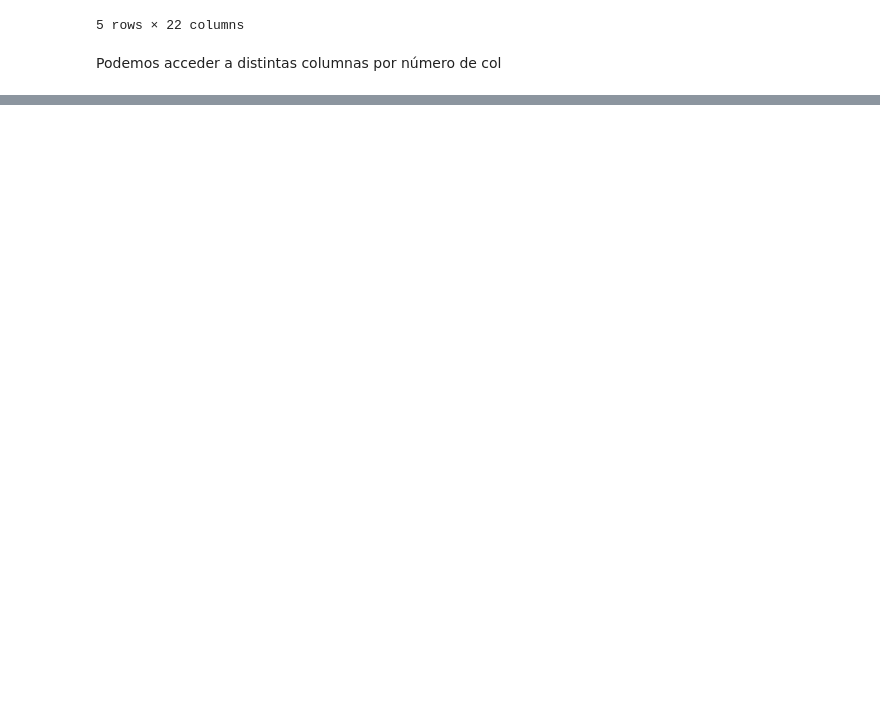
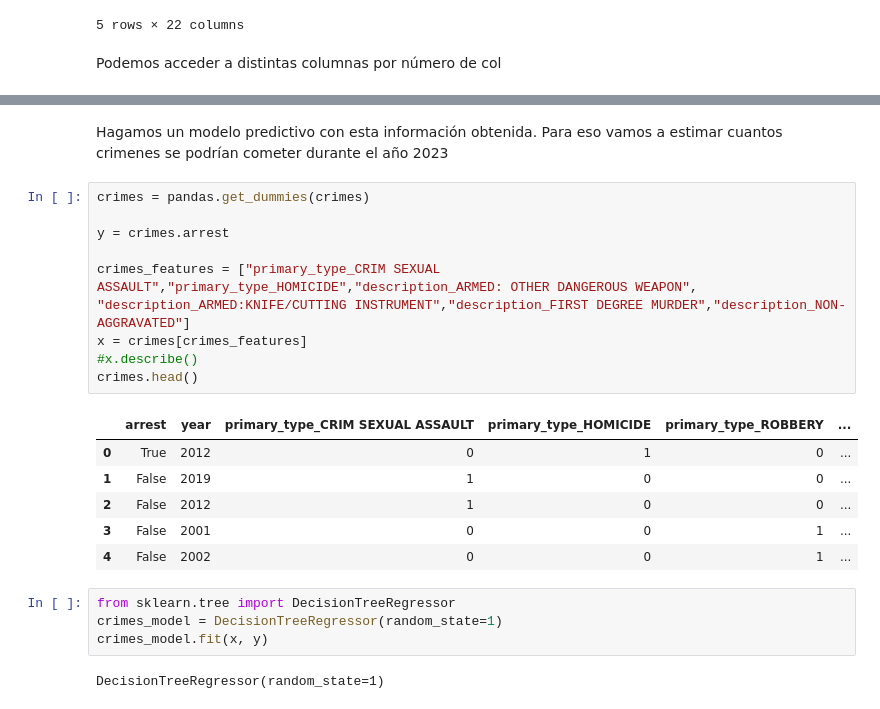
Before and after one commit to hyperion98/Kaggle, a Jupyter notebook: manejo-de-bigquery-y-consultas-sql.ipynb, the cells around one changed output, grey strips where cells are left out. Cells and saved outputs as stored; diff of their text form; blank space fills up the shorter version.

Commit message:
modelo predictivo añadido

```diff
--- a/manejo-de-bigquery-y-consultas-sql.ipynb
+++ b/manejo-de-bigquery-y-consultas-sql.ipynb
@@ -100,0 +104,24 @@ This query will process 299481596 bytes.
+# %% [markdown]
+Hagamos un modelo predictivo con esta información obtenida. Para eso vamos a estimar cuantos crimenes se podrían cometer durante el año 2023
+# %%
+crimes = pandas.get_dummies(crimes)
+
+y = crimes.arrest
+
+crimes_features = ["primary_type_CRIM SEXUAL ASSAULT","primary_type_HOMICIDE","description_ARMED: OTHER DANGEROUS WEAPON", "description_ARMED:KNIFE/CUTTING INSTRUMENT","description_FIRST DEGREE MURDER","description_NON-AGGRAVATED"]
+x = crimes[crimes_features]
+#x.describe()
+crimes.head()
+# %% [output]
+|  | arrest | year | primary_type_CRIM SEXUAL ASSAULT | primary_type_HOMICIDE | primary_type_ROBBERY | ... |
+| 0 | True | 2012 | 0 | 1 | 0 | ... |
+| 1 | False | 2019 | 1 | 0 | 0 | ... |
+| 2 | False | 2012 | 1 | 0 | 0 | ... |
+| 3 | False | 2001 | 0 | 0 | 1 | ... |
+| 4 | False | 2002 | 0 | 0 | 1 | ... |
+# %%
+from sklearn.tree import DecisionTreeRegressor
+crimes_model = DecisionTreeRegressor(random_state=1)
+crimes_model.fit(x, y)
+# %% [output]
+DecisionTreeRegressor(random_state=1)
```
Also changed, not shown: parts of 9 cells of this notebook.
